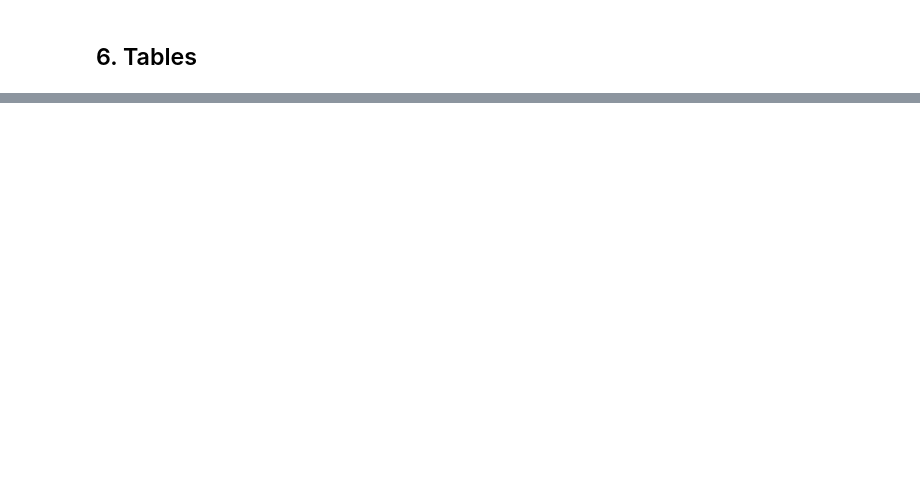
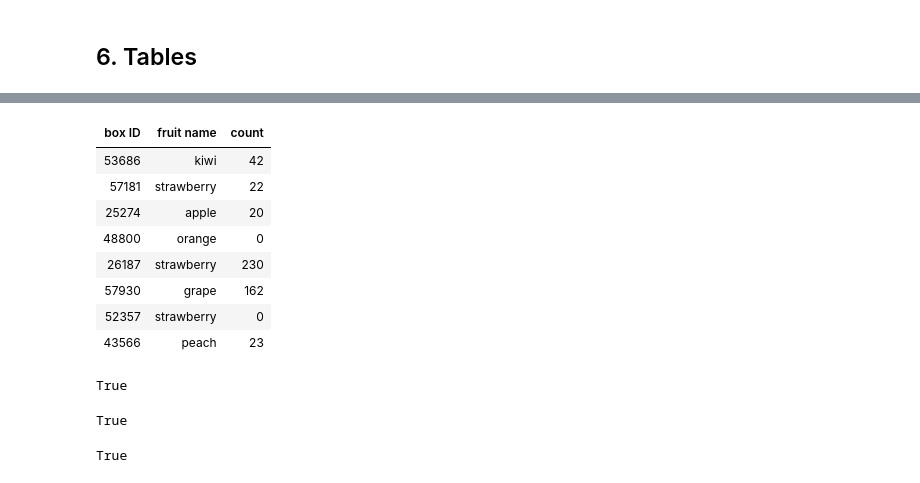
Before and after one commit to ds-modules/Colab-data-8, a Jupyter notebook: hw/hw02/hw02.ipynb, the cells around one changed output, grey strips where cells are left out. Cells and saved outputs as stored; diff of their text form; code cells hidden in the pictures; blank space fills up the shorter version.

```diff
--- a/hw/hw02/hw02.ipynb
+++ b/hw/hw02/hw02.ipynb
@@ -460,0 +843,33 @@ grader.check("q6_7")
+# %%
+remaining_inventory = Table().with_columns( # SOLUTION
+    "box ID", inventory.column("box ID"), # SOLUTION
+    "fruit name", inventory.column("fruit name"), # SOLUTION
+    "count", inventory.column("count") - sales.column("count sold")) # SOLUTION
+remaining_inventory
+# %% [output]
+| box ID | fruit name | count |
+| 53686 | kiwi | 42 |
+| 57181 | strawberry | 22 |
+| 25274 | apple | 20 |
+| 48800 | orange | 0 |
+| 26187 | strawberry | 230 |
+| 57930 | grape | 162 |
+| 52357 | strawberry | 0 |
+| 43566 | peach | 23 |
+# %%
+# TEST
+# It looks like your table doesn't have all 3 columns that are in the inventory table.
+remaining_inventory.num_columns == 3
+# %% [output]
+True
+# %%
+# TEST
+# It looks like you forgot to subtract off the sales.
+remaining_inventory.column("count").item(0) != 45
+# %% [output]
+True
+# %%
+# TEST
+remaining_inventory.where(1, 'grape').column(2).item(0) == 162
+# %% [output]
+True
```
Also changed, not shown: parts of 177 cells of this notebook.
